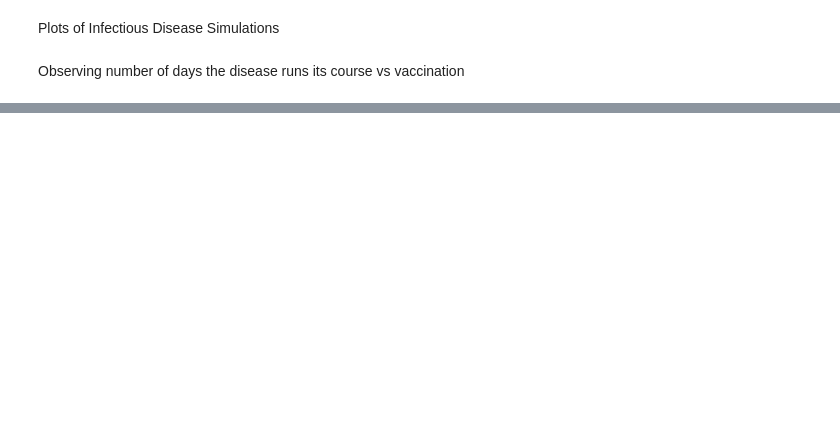
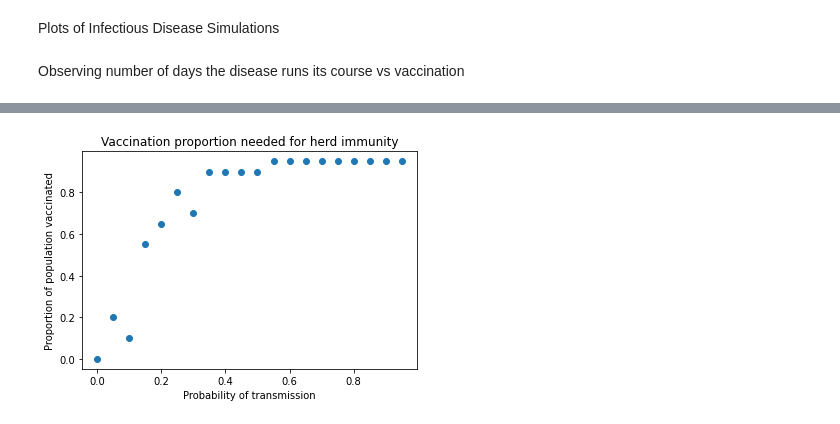
Before and after one commit to mathewabraham123/Infectious-Disease-Simulation, a Jupyter notebook: plots.ipynb, the cells around one changed output, grey strips where cells are left out. Drawn from its saved outputs; the diff is of its cells as text; code cells hidden in the pictures; blank space fills up the shorter version.

Commit message:
tested herd immunity

```diff
--- a/plots.ipynb
+++ b/plots.ipynb
@@ -21,0 +22,8 @@ plt.savefig("vac_vs_steps1.png")
+# %%
+data = np.loadtxt("herdimmunity_data.out")
+plt.plot(data[:,0],data[:,1],'o')
+plt.title("Vaccination proportion required for herd immunity")
+plt.xlabel("Probability of transmission"); plt.ylabel("Proportion of population vaccinated")
+plt.savefig("herd_immunity_plot.png")
+# %% [output]
+[figure, added]
```
Also changed, not shown: parts of 1 cell of this notebook, 5 other files.
